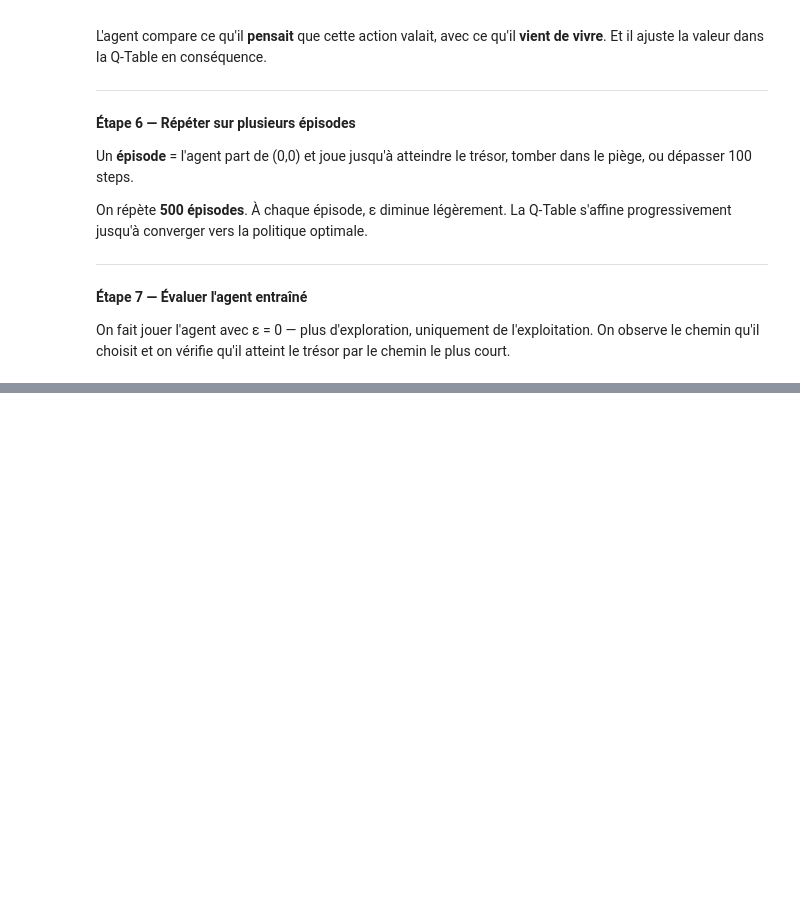
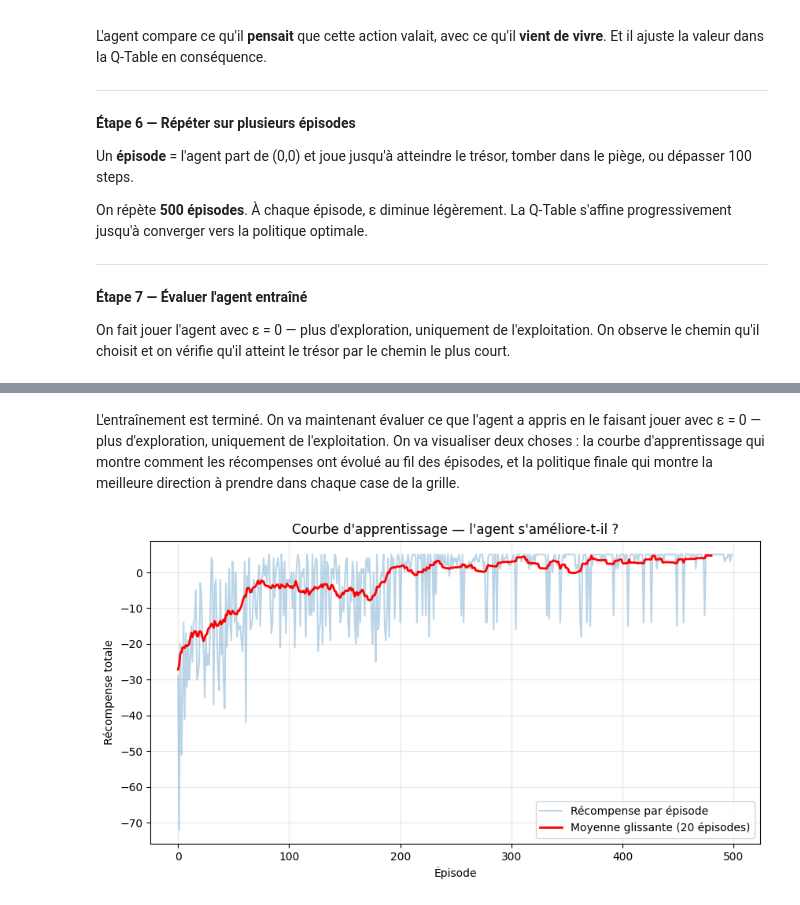
Before and after one commit to MarzoukSalma/Salma-ML-Workshops, a Jupyter notebook: 04-Machine Learning/4.3-Reinforcement Learning/Atelier pratique 07 Q-Learning.ipynb, the cells around one changed output, grey strips where cells are left out. Saved outputs shown, nothing was run; the diff lists cells and outputs as text; code cells hidden in the pictures; blank space fills up the shorter version.

```diff
--- a/04-Machine Learning/4.3-Reinforcement Learning/Atelier pratique 07 Q-Learning.ipynb
+++ b/04-Machine Learning/4.3-Reinforcement Learning/Atelier pratique 07 Q-Learning.ipynb
@@ -191,0 +308,19 @@ On fait jouer l'agent avec ε = 0 — plus d'exploration, uniquement de l'exploi
+# %%
+# ============================================
+# ÉTAPE 4 — EXÉCUTER L'ACTION ET OBSERVER
+# ============================================
+
+# Exemple concret pour visualiser ce qui se passe
+state = (0, 0)
+action = choose_action(state, epsilon)
+
+actions_noms = ['Haut', 'Bas', 'Gauche', 'Droite']
+
+new_state, reward, done = step(state, action)
+
+print("Exemple d'une action exécutée ✔:")
+print(f"   État actuel     : {state}")
+print(f"   Action choisie  : {actions_noms[action]}")
+print(f"   Nouvel état     : {new_state}")
+print(f"   Récompense      : {reward}")
+print(f"   Épisode terminé : {done}")
@@ -191,0 +418,61 @@ On fait jouer l'agent avec ε = 0 — plus d'exploration, uniquement de l'exploi
+# %% [markdown]
+L'entraînement est terminé. On va maintenant évaluer ce que l'agent a appris
+en le faisant jouer avec ε = 0 — plus d'exploration, uniquement de
+l'exploitation. On va visualiser deux choses : la courbe d'apprentissage
+qui montre comment les récompenses ont évolué au fil des épisodes, et la
+politique finale qui montre la meilleure direction à prendre dans chaque
+case de la grille.
+# %%
+# ============================================
+# ÉTAPE 7 — ÉVALUATION ET VISUALISATION
+# ============================================
+
+# --- Courbe d'apprentissage ---
+plt.figure(figsize=(10, 5))
+plt.plot(rewards_per_episode, alpha=0.3, label='Récompense par épisode')
+
+window = 20
+moving_avg = np.convolve(rewards_per_episode, np.ones(window)/window, mode='valid')
+plt.plot(moving_avg, color='red', linewidth=2, label=f'Moyenne glissante ({window} épisodes)')
+
+plt.xlabel('Épisode')
+plt.ylabel('Récompense totale')
+plt.title("Courbe d'apprentissage — l'agent s'améliore-t-il ?")
+plt.legend()
+plt.grid(alpha=0.3)
+plt.show()
+
+# --- Politique apprise ---
+actions_symbols = ['↑', '↓', '←', '→']
+
+print("\n✅ Politique apprise (meilleure action pour chaque case) :\n")
+for i in range(GRID_SIZE):
+    row_display = []
+    for j in range(GRID_SIZE):
+        state = (i, j)
+        if state == TRESOR:
+            row_display.append(' 🏆 ')
+        elif state == PIEGE:
+            row_display.append(' ☠️ ')
+        else:
+            best_action = np.argmax(Q[state])
+            row_display.append(f'  {actions_symbols[best_action]}  ')
+    print(' | '.join(row_display))
+
+# --- Démo finale ---
+print("\n✅ Chemin suivi par l'agent entraîné :\n")
+state = (0, 0)
+path = [state]
+done = False
+steps = 0
+
+while not done and steps < 20:
+    action = np.argmax(Q[state])
+    state, reward, done = step(state, action)
+    path.append(state)
+    steps += 1
+
+print(" → ".join(str(p) for p in path))
+print(f"\nRésultat : {'🏆 Trésor trouvé !' if state == TRESOR else '☠️ Piège ou bloqué...'}")
+# %% [output]
+[figure, added]
```
Also changed, not shown: parts of 13 cells of this notebook.
